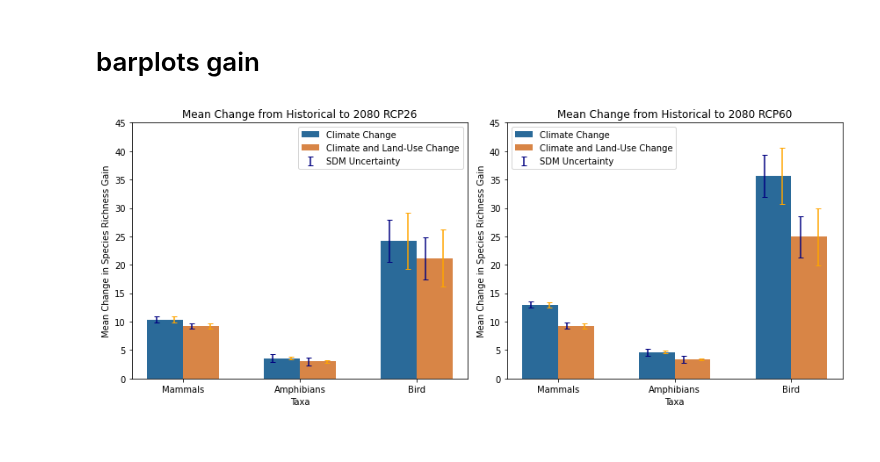
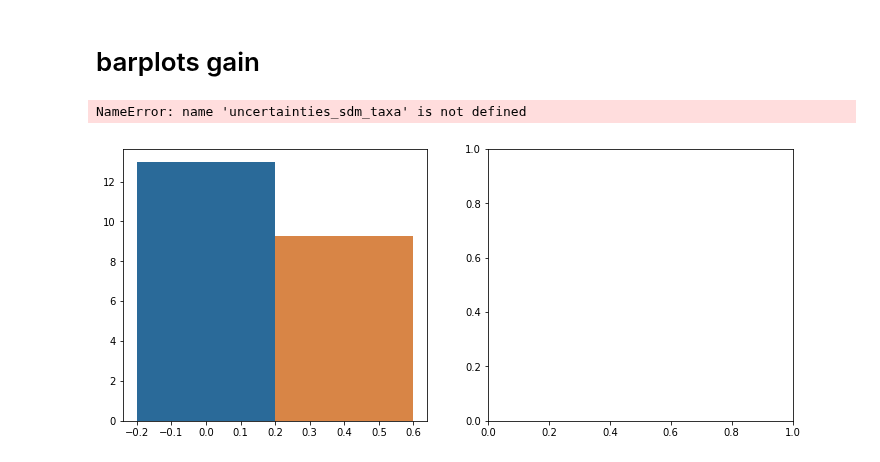
Before and after one commit to wyssacademy-unibe-ch/climate_Hari_etal_BioscenComb, a Jupyter notebook: functions/figures/key_fig_4.ipynb, the cells around one changed output. Cells and saved outputs as stored; diff of their text form; code cells hidden in the pictures.

```diff
--- a/functions/figures/key_fig_4.ipynb
+++ b/functions/figures/key_fig_4.ipynb
@@ -134,7 +889,7 @@ import numpy as np
 output_dir = "/storage/scratch/users/ch21o450/data/intermediate_results/"
 
 # Specify scenario and time for the first plot
-scenario_1 = ["rcp26"]
+scenario_1 = ["rcp60"]
 time_1 = ['65']
 
 # Read in the results from the saved pickle files
@@ -205,31 +960,32 @@ ax.legend()
 ax = axs[1]
 for i, taxa in enumerate(taxa_list):
     x_shift = x_positions_2[i]
     if not i:
         ax.bar(x_shift, np.mean(mean_values_2[taxa]), width=bar_width, color=color_change, label='Climate Change')
         ax.bar(x_shift + bar_width, np.mean(mean_sum_bin_change_taxa_2[taxa]), width=bar_width, alpha=1, color=color_land_use_change, label='Climate and Land-Use Change')
         ax.errorbar(x_shift - error_bar_shift, np.mean(mean_values_2[taxa]), yerr=np.mean(uncertainties_sdm_taxa[taxa]), fmt='none', capsize=3, color=color_sdm_uncertainty, label='SDM Uncertainty')
         ax.errorbar(x_shift + error_bar_shift, np.mean(mean_values_2[taxa]), yerr=np.mean(uncertainties_gcm_taxa[taxa]), fmt='none', capsize=3, color=color_gcm_uncertainty)
         ax.errorbar(x_shift + bar_width - error_bar_shift, np.mean(mean_sum_bin_change_taxa_2[taxa]), yerr=np.mean(uncertainties_sdm_taxa[taxa]), fmt='none', capsize=3, color=color_sdm_uncertainty)
         ax.errorbar(x_shift + bar_width + error_bar_shift, np.mean(mean_sum_bin_change_taxa_2[taxa]), yerr=np.mean(uncertainties_gcm_taxa[taxa]), fmt='none', capsize=3, color=color_gcm_uncertainty)
     else:
         ax.bar(x_shift, np.mean(mean_values_2[taxa]), width=bar_width, color=color_change)
         ax.bar(x_shift + bar_width, np.mean(mean_sum_bin_change_taxa_2[taxa]), width=bar_width, alpha=1, color=color_land_use_change)
         ax.errorbar(x_shift - error_bar_shift, np.mean(mean_values_2[taxa]), yerr=np.mean(uncertainties_sdm_taxa[taxa]), fmt='none', capsize=3, color=color_sdm_uncertainty)
         ax.errorbar(x_shift + error_bar_shift, np.mean(mean_values_2[taxa]), yerr=np.mean(uncertainties_gcm_taxa[taxa]), fmt='none', capsize=3, color=color_gcm_uncertainty)
         ax.errorbar(x_shift + bar_width - error_bar_shift, np.mean(mean_sum_bin_change_taxa_2[taxa]), yerr=np.mean(uncertainties_sdm_taxa[taxa]), fmt='none', capsize=3, color=color_sdm_uncertainty)
         ax.errorbar(x_shift + bar_width + error_bar_shift, np.mean(mean_sum_bin_change_taxa_2[taxa]), yerr=np.mean(uncertainties_gcm_taxa[taxa]), fmt='none', capsize=3, color=color_gcm_uncertainty)
 ax.set_yticks([45, 40, 35, 30, 25, 20, 15, 10, 5, 0])
 ax.set_yticklabels(['45', '40', '35', '30', '25', '20', '15', '10', '5', '0'])
 ax.set_xticks(x_positions_2 + bar_width * 0.5)
 ax.set_xticklabels(taxa_list)
 ax.set_xlabel('Taxa')
 ax.set_ylabel('Mean Change in Species Richness Gain')
 ax.set_title(f'Mean Change from Historical to 2080 RCP60')
 ax.legend()
 
 plt.tight_layout()
 plt.show()
 plt.savefig(f"/storage/homefs/ch21o450/scripts/BioScenComb/main_figures/Fig_4_{year_indices[time]}{scenario}_gain.png")
 # %% [output]
+NameError: name 'uncertainties_sdm_taxa' is not defined
-[figure, old version]
+[figure, new version]
```
Also changed, not shown: parts of 8 cells of this notebook, 14 other files.
